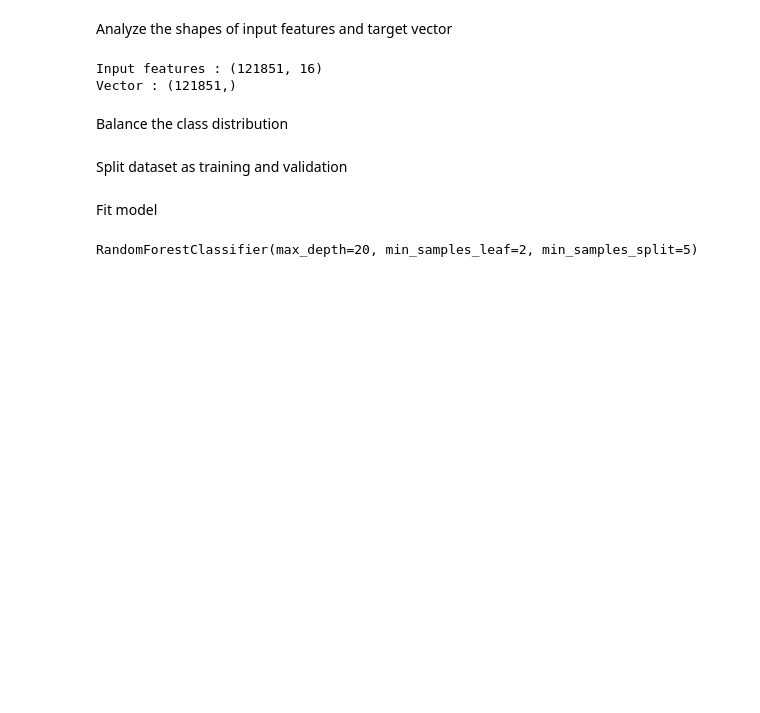
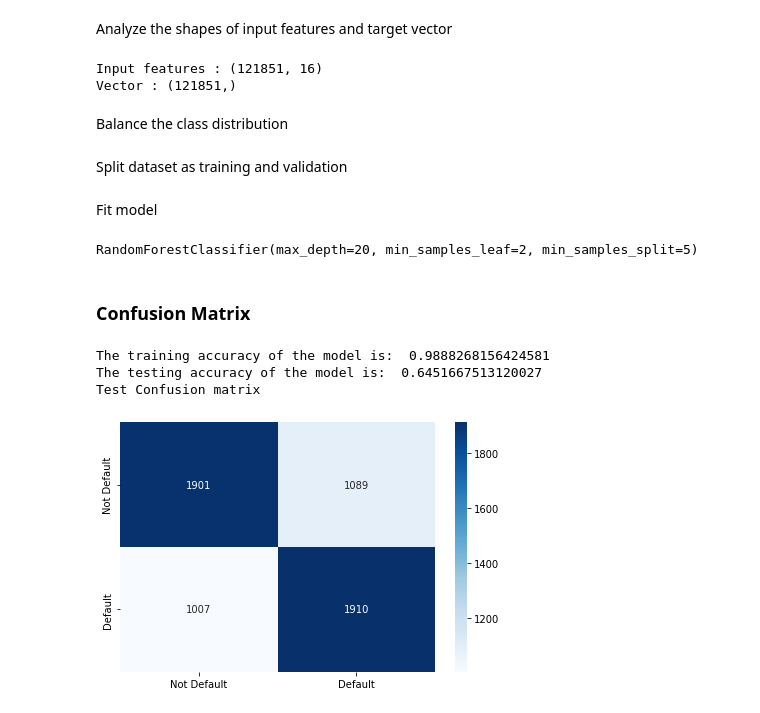
Before and after one commit to DhanushaPerera07/ML_Assignment2_IT18231656_IT18229080_IT18230666_IT18226324, a Jupyter notebook: prediction_app.ipynb, the cells around one changed output. Drawn from its saved outputs; the diff is of its cells as text; code cells hidden in the pictures; blank space fills up the shorter version.

Commit message:
Confusion Matric Ctrated

```diff
--- a/prediction_app.ipynb
+++ b/prediction_app.ipynb
@@ -718,3 +722,29 @@ rf_model=RandomForestClassifier(criterion='gini' , max_depth=20 , max_features='
 rf_model.fit(x_train_set,y_train_set)
 # %% [output]
 RandomForestClassifier(max_depth=20, min_samples_leaf=2, min_samples_split=5)
+# %% [markdown]
+### Confusion Matrix
+# %%
+prediction_test_set = rf_model.predict(x_test_set)
+classes = ['Not Default','Default']
+
+def plot_confusion_matrix(prediction, test, data):
+    print(f'{data} Confusion matrix')
+    connfusion_matrix = confusion_matrix(prediction, test)
+    sb.heatmap(connfusion_matrix, annot=True, yticklabels=classes, xticklabels=classes, cmap='Blues', fmt='g')
+    plt.tight_layout()
+    plt.show()
+# %%
+# Training Accuracy of the model
+print("The training accuracy of the model is: ", rf_model.score(x_train_set, y_train_set))
+
+# Test Accuracy of the model
+print("The testing accuracy of the model is: ", rf_model.score(x_test_set, y_test_set))
+
+# Printing the confusion matrix
+plot_confusion_matrix(y_test_set, prediction_test_set, data='Test')
+# %% [output]
+The training accuracy of the model is:  0.9888268156424581
+The testing accuracy of the model is:  0.6451667513120027
+Test Confusion matrix
+[figure, added]
```
Also changed, not shown: parts of 3 cells of this notebook, 1 other file.
